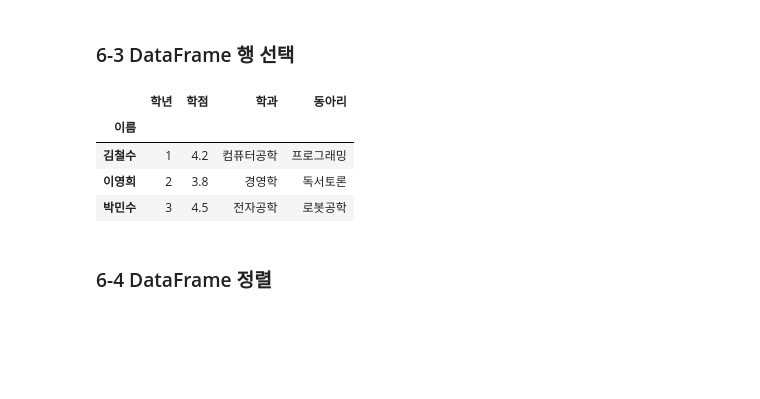
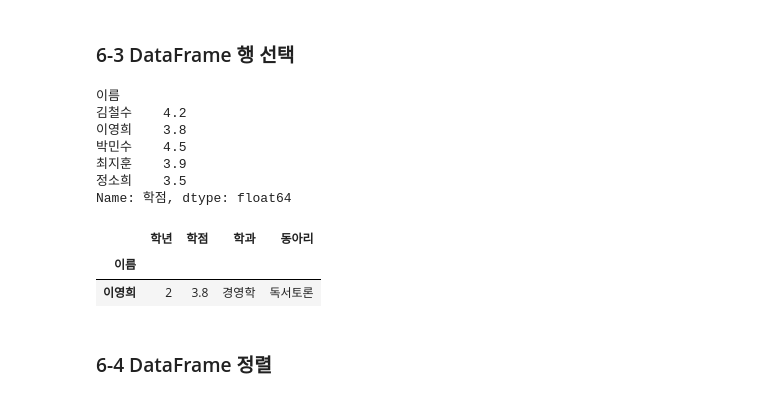
Before and after one commit to eric-sp/Data-Analysis-with-Open-Source, a Jupyter notebook: 오픈소스_데이터_분석_6강.ipynb, the cells around one changed output. Drawn from its saved outputs; the diff is of its cells as text; code cells hidden in the pictures; blank space fills up the shorter version.

```diff
--- a/오픈소스_데이터_분석_6강.ipynb
+++ b/오픈소스_데이터_분석_6강.ipynb
@@ -79,34 +79,46 @@ df_renamed
 # %%
 import pandas as pd
 
 data = {
     "이름": ["김철수", "이영희", "박민수", "최지훈", "정소희"],
     "학년": [1, 2, 3, 4, 2],
     "학점": [4.2, 3.8, 4.5, 3.9, 3.5],
     "학과": ["컴퓨터공학", "경영학", "전자공학", "의학", "심리학"],
     "동아리": ["프로그래밍", "독서토론", "로봇공학", "봉사활동", "음악감상"]
 }
 
 #DataFrame 인덱스 지정
 df = pd.DataFrame(data)
 df = df.set_index('이름')
 df
 
 #DataFrame 행 선택
 df.loc['김철수']
 df.loc[['김철수', '이영희']]
 df.loc['김철수':'박민수']
 
 #DataFrame 위치 기반 행 선택
-
+df.iloc[1]
+df.iloc[1:4]
 
 #DataFrame 조건 기반 선택
+df
+df.loc[[True, False, True, False, False]]
+print(df['학점'])
+df.loc[df['학점'] >= 4.0]
+df[df['학년'] == 2]
+df[(df['학년'] == 2) & (df['학점'] >= 3.7)]
 # %% [output]
+이름
+김철수    4.2
+이영희    3.8
+박민수    4.5
+최지훈    3.9
+정소희    3.5
+Name: 학점, dtype: float64
 |  | 학년 | 학점 | 학과 | 동아리 |
 | 이름 |  |  |  |  |
-| 김철수 | 1 | 4.2 | 컴퓨터공학 | 프로그래밍 |
 | 이영희 | 2 | 3.8 | 경영학 | 독서토론 |
-| 박민수 | 3 | 4.5 | 전자공학 | 로봇공학 |
 # %% [markdown]
 ### 6-4 DataFrame 정렬
 # %%
```
Also changed, not shown: parts of 5 cells of this notebook.
